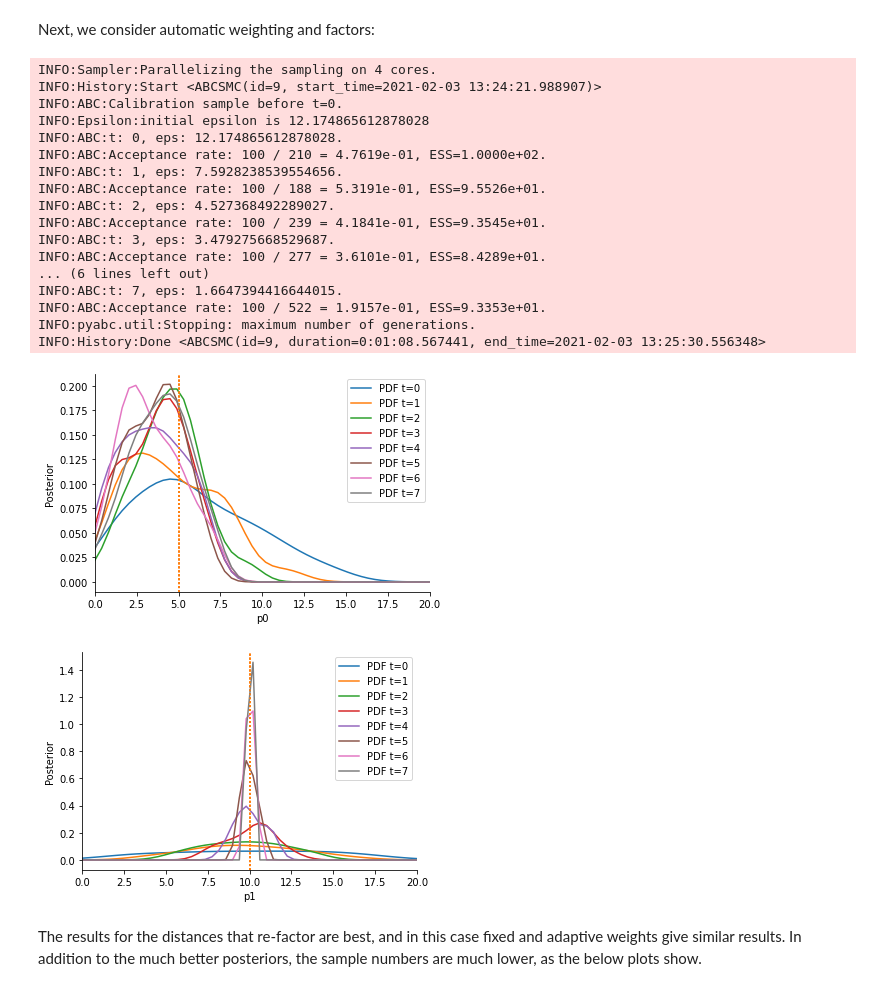
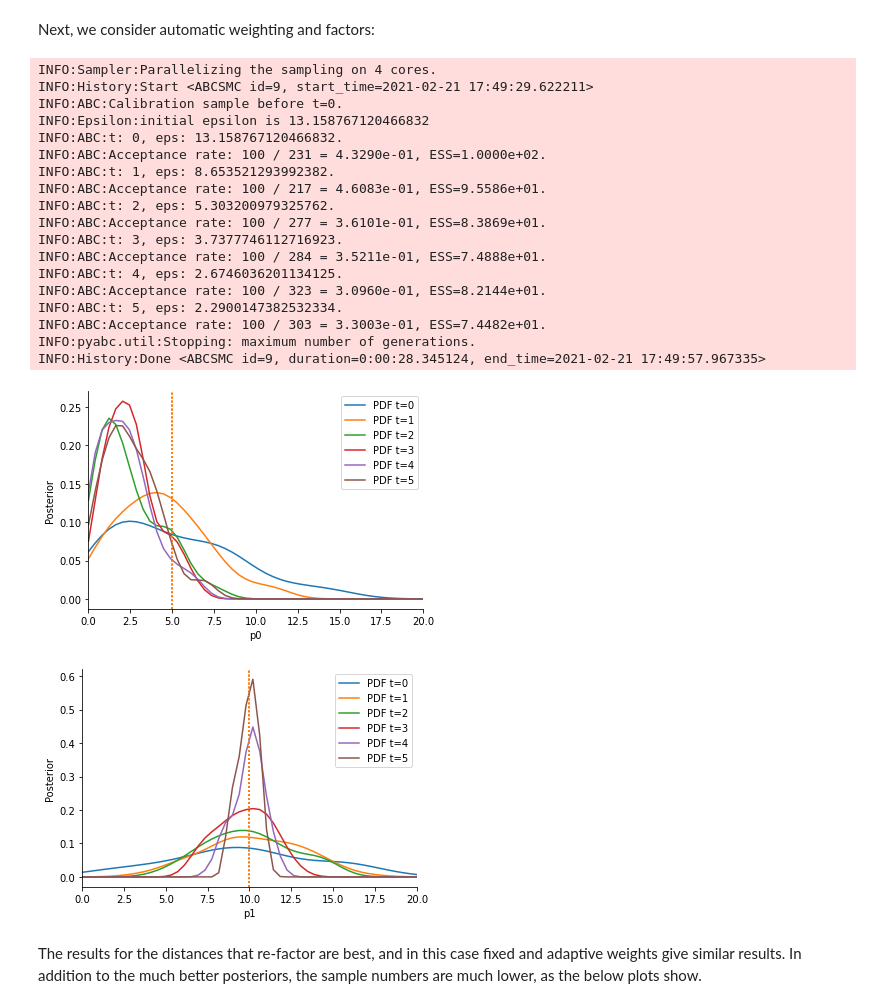
Before and after one commit to ICB-DCM/pyABC, a Jupyter notebook: doc/examples/adaptive_distances.ipynb, the cells around one changed output. Cells and saved outputs as stored; diff of their text form; code cells hidden in the pictures.

```diff
--- a/doc/examples/adaptive_distances.ipynb
+++ b/doc/examples/adaptive_distances.ipynb
@@ -450,42 +453,43 @@ Next, we consider automatic weighting and factors:
 # %%
 import logging
 df_logger = logging.getLogger('Distance')
 # df_logger.setLevel(logging.DEBUG)
 
 factors = {}
 for j in range(N0):
     factors['p0_' + str(j)] = 1/N0
 for j in range(N1):
     factors['p1_' + str(j)] = 1/N1
 distance = pyabc.AdaptivePNormDistance(p=1, factors=factors)
 
 abc = pyabc.ABCSMC(model, prior, distance)
 
 db_path = pyabc.create_sqlite_db_id(file_="adaptive_distance.db")
 abc.new(db_path, observation)
-history4 = abc.run(max_nr_populations=8)
+history4 = abc.run(max_nr_populations=6)
 
 plot_history(history4)
 # %% [output]
 INFO:Sampler:Parallelizing the sampling on 4 cores.
-INFO:History:Start <ABCSMC(id=9, start_time=2021-02-03 13:24:21.988907)>
+INFO:History:Start <ABCSMC id=9, start_time=2021-02-21 17:49:29.622211>
 INFO:ABC:Calibration sample before t=0.
-INFO:Epsilon:initial epsilon is 12.174865612878028
-INFO:ABC:t: 0, eps: 12.174865612878028.
-INFO:ABC:Acceptance rate: 100 / 210 = 4.7619e-01, ESS=1.0000e+02.
-INFO:ABC:t: 1, eps: 7.5928238539554656.
-INFO:ABC:Acceptance rate: 100 / 188 = 5.3191e-01, ESS=9.5526e+01.
-INFO:ABC:t: 2, eps: 4.527368492289027.
-INFO:ABC:Acceptance rate: 100 / 239 = 4.1841e-01, ESS=9.3545e+01.
-INFO:ABC:t: 3, eps: 3.479275668529687.
-INFO:ABC:Acceptance rate: 100 / 277 = 3.6101e-01, ESS=8.4289e+01.
-... (6 lines left out)
-INFO:ABC:t: 7, eps: 1.6647394416644015.
-INFO:ABC:Acceptance rate: 100 / 522 = 1.9157e-01, ESS=9.3353e+01.
+INFO:Epsilon:initial epsilon is 13.158767120466832
+INFO:ABC:t: 0, eps: 13.158767120466832.
+INFO:ABC:Acceptance rate: 100 / 231 = 4.3290e-01, ESS=1.0000e+02.
+INFO:ABC:t: 1, eps: 8.653521293992382.
+INFO:ABC:Acceptance rate: 100 / 217 = 4.6083e-01, ESS=9.5586e+01.
+INFO:ABC:t: 2, eps: 5.303200979325762.
+INFO:ABC:Acceptance rate: 100 / 277 = 3.6101e-01, ESS=8.3869e+01.
+INFO:ABC:t: 3, eps: 3.7377746112716923.
+INFO:ABC:Acceptance rate: 100 / 284 = 3.5211e-01, ESS=7.4888e+01.
+INFO:ABC:t: 4, eps: 2.6746036201134125.
+INFO:ABC:Acceptance rate: 100 / 323 = 3.0960e-01, ESS=8.2144e+01.
+INFO:ABC:t: 5, eps: 2.2900147382532334.
+INFO:ABC:Acceptance rate: 100 / 303 = 3.3003e-01, ESS=7.4482e+01.
 INFO:pyabc.util:Stopping: maximum number of generations.
-INFO:History:Done <ABCSMC(id=9, duration=0:01:08.567441, end_time=2021-02-03 13:25:30.556348>
+INFO:History:Done <ABCSMC id=9, duration=0:00:28.345124, end_time=2021-02-21 17:49:57.967335>
-[figure, old version]
+[figure, new version]
-[figure, old version]
+[figure, new version]
 # %% [markdown]
 The results for the distances that re-factor are best, and in this case fixed and adaptive weights give similar results. In addition to the much better posteriors, the sample numbers are much lower, as the below plots show.
 # %%
```
Also changed, not shown: parts of 15 cells of this notebook, 3 other files.
